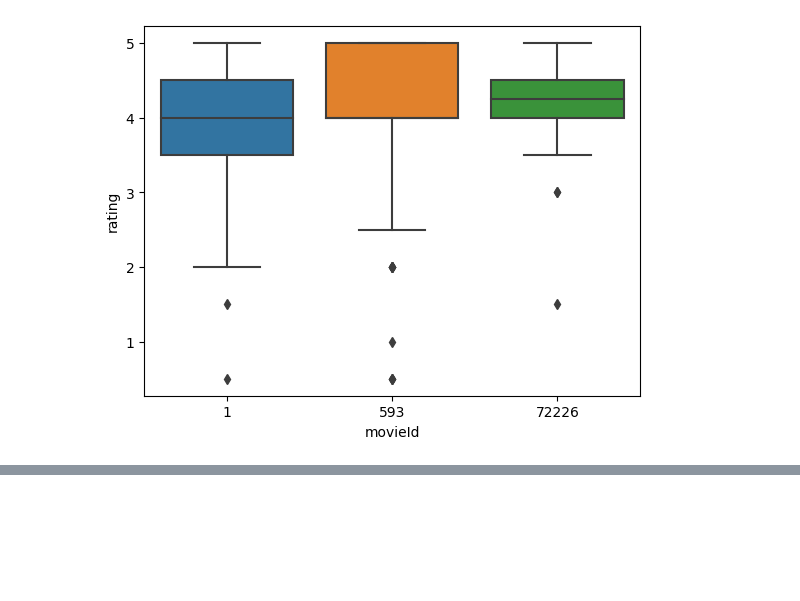
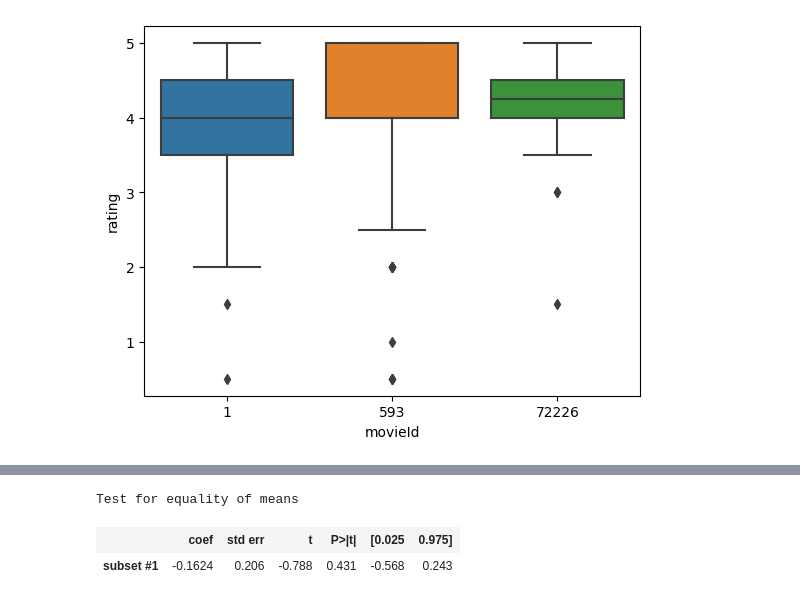
Before and after one commit to fcardosoo/Alura-011-Data-Science-testes-estat-sticos-com-Python, a Jupyter notebook: Data-science-Introducao-a-testes.ipynb, the cells around one changed output, grey strips where cells are left out. Saved outputs shown, nothing was run; the diff lists cells and outputs as text; code cells hidden in the pictures; blank space fills up the shorter version.

```diff
--- a/Data-science-Introducao-a-testes.ipynb
+++ b/Data-science-Introducao-a-testes.ipynb
@@ -452,0 +474,8 @@ sns.boxplot(x = 'movieId', y = 'rating', data = notas.query('movieId in (1, 593,
+# %%
+# Verifica-se que NÃO existem diferença entre as médias (p 0.431 e um nível de confiança de 95%)
+comparacao = descr_1.get_compare(descr_72226)
+comparacao.summary(use_t = True)
+# %% [output]
+Test for equality of means
+|  | coef | std err | t | P>|t| | [0.025 | 0.975] |
+| subset #1 | -0.1624 | 0.206 | -0.788 | 0.431 | -0.568 | 0.243 |
```
Also changed, not shown: parts of 4 cells of this notebook.
